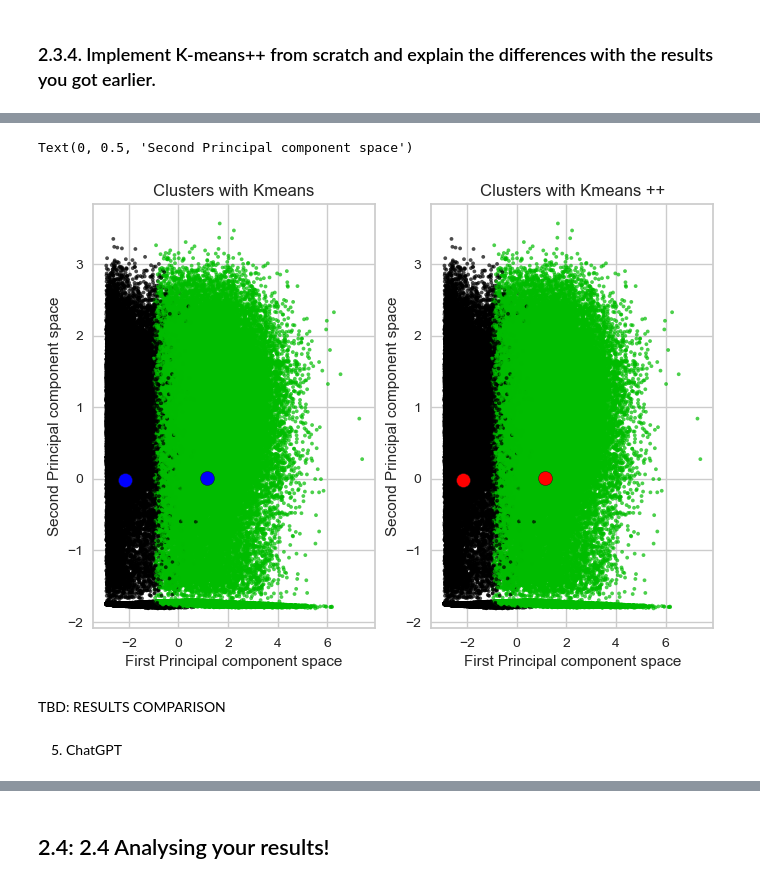
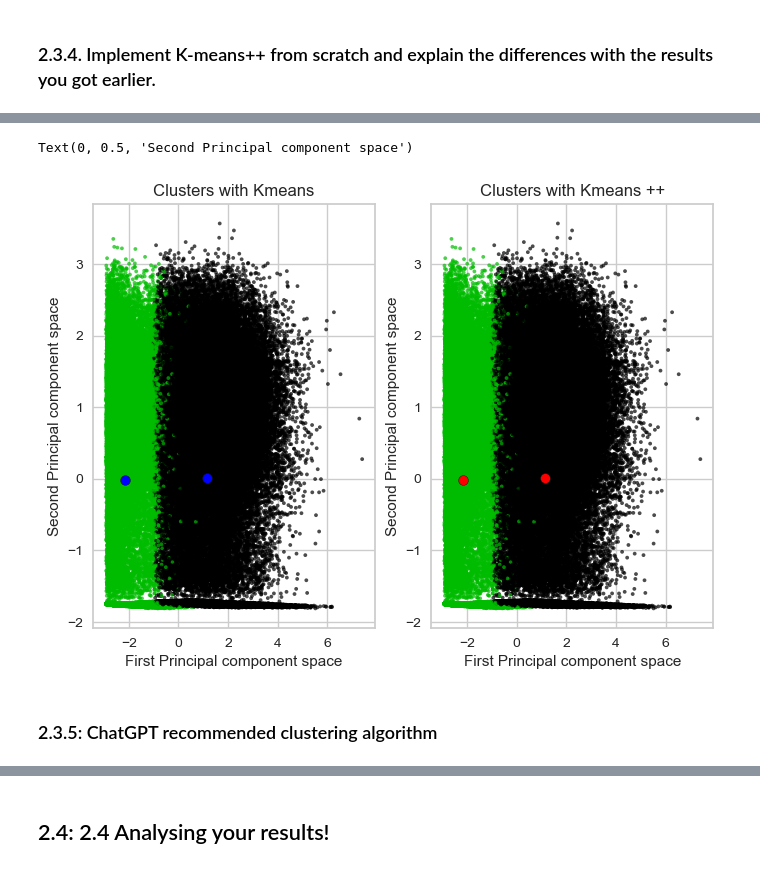
Before and after one commit to HazemTarek1080/A-Comprehensive-Analysis-of-Netflix-User-Behavior-Through-Hashing-and-Clustering-Techniques, a Jupyter notebook: Q2.3_2.4.ipynb, the cells around one changed output, grey strips where cells are left out. Saved outputs shown, nothing was run; the diff lists cells and outputs as text; code cells hidden in the pictures.

```diff
--- a/Q2.3_2.4.ipynb
+++ b/Q2.3_2.4.ipynb
@@ -184,9 +165,9 @@ ax2.scatter(
 # %% [markdown]
 ### 2.3.3: Run the algorithm on the data obtained from the dimensionality reduction.
 # %%
-#results - PCA 9, Kmeans
+#results - PCA 9, Kmeans with k=2
 centroids = extract_starting_centroids(dfrddpca9, 2)
-_, keys9, centroids,  niter9  = Kmeans(dfrddpca9, centroids, 2, 0)
+_, keys9, centroids_final,  niter9  = Kmeans(dfrddpca9, centroids, 2, 0)
 
 #Insert cluster label in the original dataframe
 dftotal9 = pd.read_json('allvariables.json', lines=True)
@@ -288,53 +269,52 @@ fig, (ax1, ax2)= plt.subplots(1, 2)
 # Setting cluster labels for Kmeans
 cluster_labels = keys9
 
+colors = cm.nipy_spectral(np.array(cluster_labels, dtype=np.float64).astype(float) / n_clusters)
 # Scatterplot of the data
 ax1.scatter(
             datav[:, 0], datav[:, 1], marker=".", s=30, lw=0, alpha=0.7, c=colors, edgecolor="k"
         )
 
 # Centroids of the kmeans
-centers = np.array(centroids, dtype=np.float64)
+centers = np.array(centroids_final, dtype=np.float64)
 ax1.scatter(
     centers[:, 0],
     centers[:, 1],
     marker="o",
     c="blue",
     alpha=1,
-    s=100,
+    s=50,
     edgecolor="k",
 )
 ax1.set_title('Clusters with Kmeans')
 ax1.set_xlabel('First Principal component space')
 ax1.set_ylabel('Second Principal component space')
 
 
 # Kmeans ++ Results
 # Setting cluster labels for Kmeans ++
 cluster_labels = keys_pp9
 # Scatterplot of results from Kmeans ++
 ax2.scatter(
             datav[:, 0], datav[:, 1], marker=".", s=30, lw=0, alpha=0.7, c=colors, edgecolor="k"
         )
 
 # Centroids for Kmeans ++
 centers = np.array(centroids_pp, dtype=np.float64)
 ax2.scatter(
     centers[:, 0],
     centers[:, 1],
     marker="o",
     c="red",
     alpha=1,
-    s=100,
+    s=50,
     edgecolor="k",
 )
 ax2.set_title('Clusters with Kmeans ++')
 ax2.set_xlabel('First Principal component space')
 ax2.set_ylabel('Second Principal component space')
 # %% [output]
 Text(0, 0.5, 'Second Principal component space')
-[figure, old version]
+[figure, new version]
-# %% [markdown]
-TBD: RESULTS COMPARISON
-# %% [markdown]
-5. ChatGPT
+# %% [markdown]
+### 2.3.5: ChatGPT recommended clustering algorithm
```
Also changed, not shown: parts of 48 cells of this notebook.
